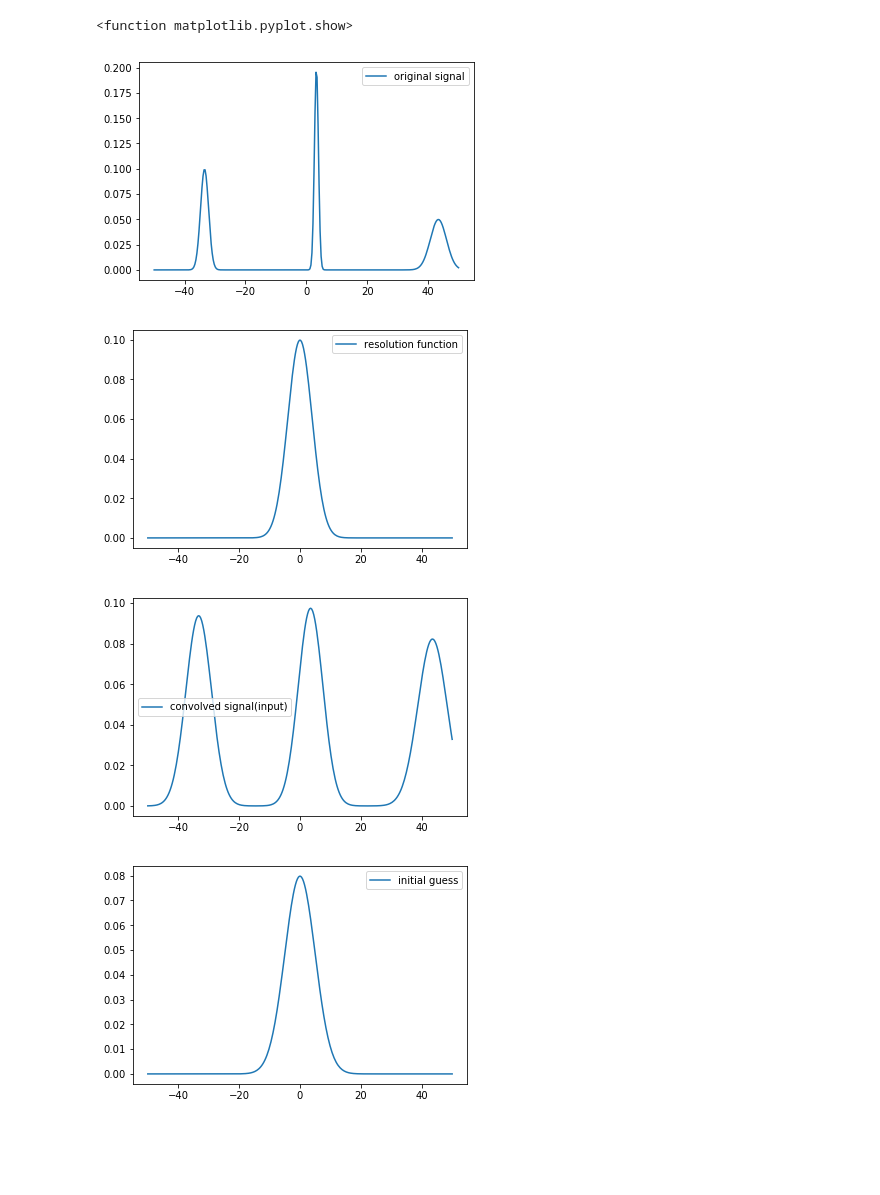
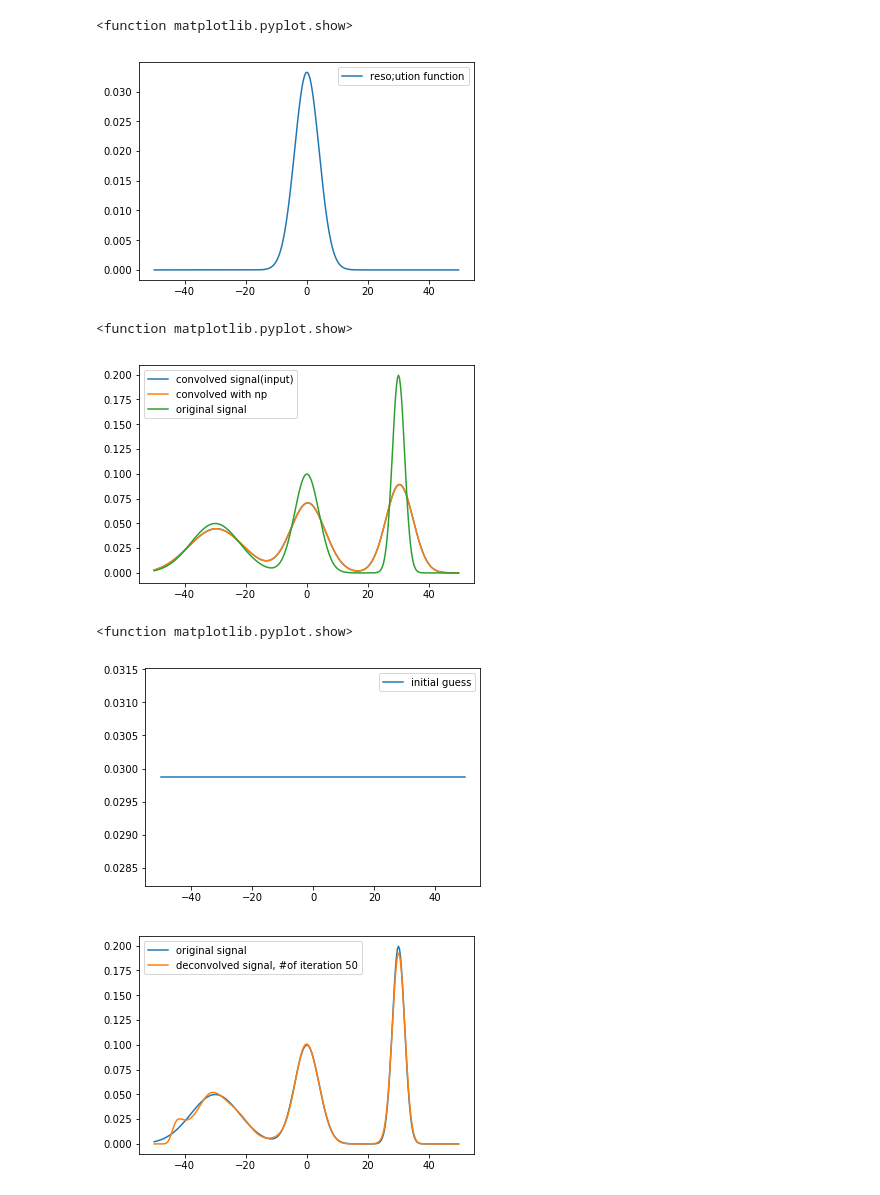
Before and after one commit to Fahima-Islam/sandbox, a Jupyter notebook: Deconvolution Example_multiple peaks.ipynb, the cells around one changed output. Drawn from its saved outputs; the diff is of its cells as text; code cells hidden in the pictures; blank space fills up the shorter version.

```diff
--- a/Deconvolution Example_multiple peaks.ipynb
+++ b/Deconvolution Example_multiple peaks.ipynb
@@ -9,0 +13,14 @@ from scipy.stats import norm
+# %%
+def gauss(x, amplitude, position, sigma):
+    return amplitude/np.sqrt(2*np.pi)/sigma * np.exp( -(x-position)**2/2./sigma**2)
+# %%
+sig=gauss(x, 1., 0., 4.) + gauss(x, 1., -30, 8) + gauss(x, 1., 30, 2)
+# %%
+RF=gauss(x, 1., 0., 4)*dx
+plt.figure() #plot the resolution function
+plt.plot(x,RF,label='resolution function')
+plt.legend()
+plt.show
+# %% [output]
+<function matplotlib.pyplot.show>
+[figure, added]
@@ -10,56 +30,34 @@ from scipy.stats import norm
+# %%
+plt.figure() #plot the colvolved signal
+plt.plot(x,S,label='convolved signal(input)')
+plt.plot(x,Stest,label='convolved with np')
+plt.plot(x,sig,label='original signal')
+plt.legend()
+plt.show
+# %% [output]
+<function matplotlib.pyplot.show>
+[figure, added]
+# %%
+S_sum=np.sum(S,0) #summation of the convolved signal
+#ini=norm.pdf(xs,0,5) #initial guess
+ini=S_sum/len(S) * np.ones(len(S))#initial guess
 # %%
 
-x = np.linspace(-50, 50, 100)
-xs=np.linspace(-50, 50, 300)
-
-sig1= norm.pdf(x,0,4) #original signal1
-sig2=norm.pdf(x,10,2) #original signal 2
-sig3=norm.pdf(x,30,8) #original signal 3
-
-sig=np.hstack((sig1,sig2,sig3)) #original total signal
-#print(sig.size)
-
-
-RF=norm.pdf(xs,0,4) #resolution function
-ini=norm.pdf(xs,0,5) #initial guess
-#print(RF.size)
-
-plt.figure() #plot the original signal
-plt.plot(xs,sig, label='original signal')
-plt.legend()
-plt.show
-
-plt.figure() # plot the resolution function
-plt.plot(xs,RF,label='resolution function')
-plt.legend()
-plt.show
-
-S=F.convolve(sig,RF,'same') #convolved signal
-
-plt.figure() #plot the colvolved signal
-plt.plot(xs,S,label='convolved signal(input)')
-plt.legend()
-plt.show
-
 plt.figure() #plot the initial guess
-plt.plot(xs,ini, label='initial guess')
+plt.plot(x,ini, label='initial guess')
 plt.legend()
 plt.show
 
 g='same'
-no_iteration=500
+no_iteration=50
 I=F.deconvolve(S,RF,ini,g,'iteration',no_iteration)  #deconvolved signal
 
 plt.figure() #plot the deconvolved signal with original signal
-plt.plot(xs,sig, label='original signal')
+plt.plot(x,sig, label='original signal')
+plt.plot(x,I,label='deconvolved signal, #of iteration {}'.format(no_iteration))
 plt.legend()
 plt.show
-plt.plot(xs,I,label='deconvolved signal, #of iteration {}'.format(no_iteration))
-plt.legend()
-plt.show
 # %% [output]
 <function matplotlib.pyplot.show>
-[figure, old version]
+[figure, new version]
-[figure, old version]
+[figure, new version]
-[figure, removed]
-[figure, removed]
```
Also changed, not shown: parts of 3 cells of this notebook.
